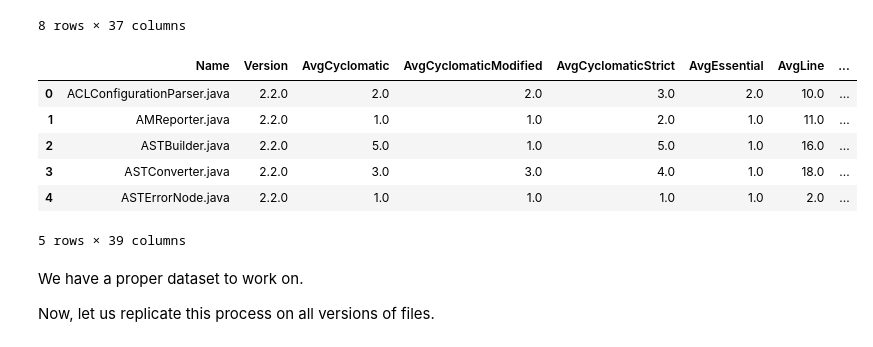
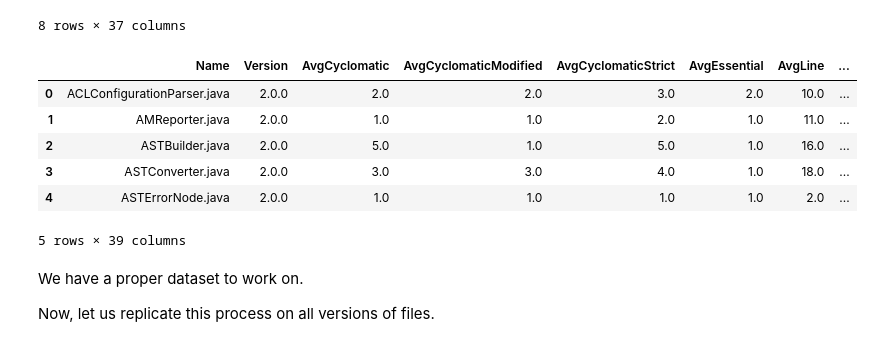
Before and after one commit to ahenrij/ets-mgl869-hive, a Jupyter notebook: src/lab/notebooks/dataset.ipynb, the cells around one changed output. Cells and saved outputs as stored; diff of their text form; code cells hidden in the pictures.

```diff
--- a/src/lab/notebooks/dataset.ipynb
+++ b/src/lab/notebooks/dataset.ipynb
@@ -17,7 +17,7 @@ OUTPUT_DIR = "../../data/output/"
 # %% [markdown]
 We take a look at the raw metrics data to know how to process it
 # %%
-df = pd.read_csv(INPUT_DIR + "hive-metrics-2.2.0.csv")
+df = pd.read_csv(INPUT_DIR + "hive-metrics-2.0.0.csv")
 df.head()
 # %% [output]
 |  | Kind | Name | AltAvgLineBlank | AltAvgLineCode | AltAvgLineComment | AltCountLineBlank | ... |
@@ -80,15 +80,15 @@ data.describe()
 | max | 35.000000 | 17.000000 | 35.000000 | 13.000000 | 354.000000 | 66.000000 | ... |
 8 rows × 37 columns
 # %%
-data.insert(1, "Version", "2.2.0")
+data.insert(1, "Version", "2.0.0")
 data.head()
 # %% [output]
 |  | Name | Version | AvgCyclomatic | AvgCyclomaticModified | AvgCyclomaticStrict | AvgEssential | AvgLine | ... |
-| 0 | ACLConfigurationParser.java | 2.2.0 | 2.0 | 2.0 | 3.0 | 2.0 | 10.0 | ... |
-| 1 | AMReporter.java | 2.2.0 | 1.0 | 1.0 | 2.0 | 1.0 | 11.0 | ... |
-| 2 | ASTBuilder.java | 2.2.0 | 5.0 | 1.0 | 5.0 | 1.0 | 16.0 | ... |
-| 3 | ASTConverter.java | 2.2.0 | 3.0 | 3.0 | 4.0 | 1.0 | 18.0 | ... |
-| 4 | ASTErrorNode.java | 2.2.0 | 1.0 | 1.0 | 1.0 | 1.0 | 2.0 | ... |
+| 0 | ACLConfigurationParser.java | 2.0.0 | 2.0 | 2.0 | 3.0 | 2.0 | 10.0 | ... |
+| 1 | AMReporter.java | 2.0.0 | 1.0 | 1.0 | 2.0 | 1.0 | 11.0 | ... |
+| 2 | ASTBuilder.java | 2.0.0 | 5.0 | 1.0 | 5.0 | 1.0 | 16.0 | ... |
+| 3 | ASTConverter.java | 2.0.0 | 3.0 | 3.0 | 4.0 | 1.0 | 18.0 | ... |
+| 4 | ASTErrorNode.java | 2.0.0 | 1.0 | 1.0 | 1.0 | 1.0 | 2.0 | ... |
 5 rows × 39 columns
 # %% [markdown]
 We have a proper dataset to work on.
```
Also changed, not shown: parts of 1 cell of this notebook, 21 other files.
